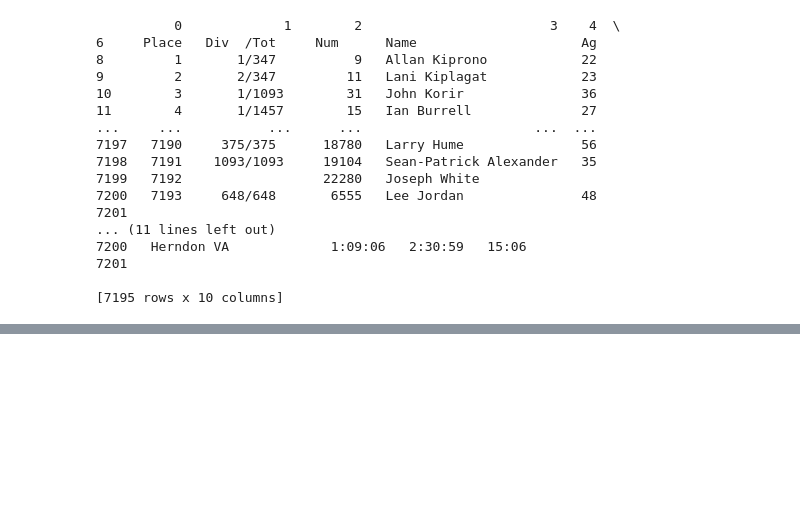
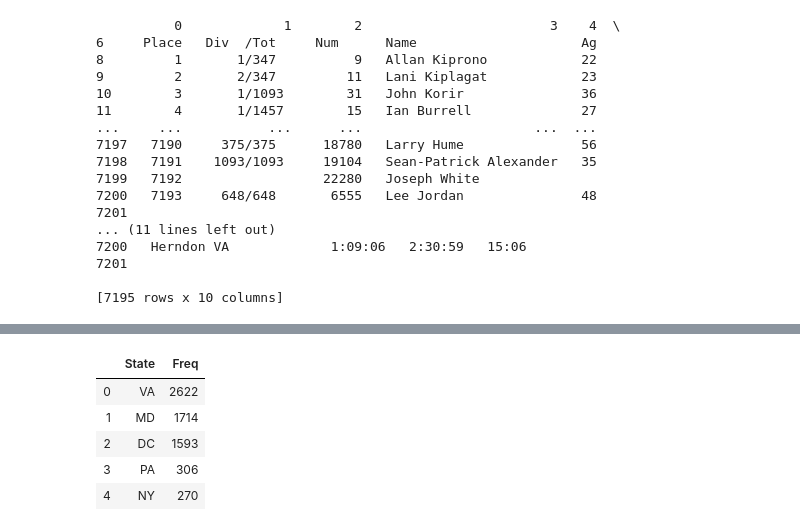
Before and after one commit to Krishangi/Web-Scrapping, a Jupyter notebook: Web Scrapping.ipynb, the cells around one changed output, grey strips where cells are left out. Drawn from its saved outputs; the diff is of its cells as text; code cells hidden in the pictures; blank space fills up the shorter version.

```diff
--- a/Web Scrapping.ipynb
+++ b/Web Scrapping.ipynb
@@ -263,0 +273,22 @@ datadf.head(15)
+# %%
+#LIST OF PARTICIPATING US STATES
+US_States = pd.DataFrame()
+US_States['State'] = Hometown['US_State']
+#Remove NaN values
+US_States = US_States.dropna()
+
+#Count the Frequency of each state
+temp=US_States['State'].value_counts().to_dict()
+US_States = pd.DataFrame.from_dict(temp, orient='index')
+US_States = US_States.reset_index(drop=False)
+US_States.columns=['State','Freq']
+
+#top 5 participating US states
+US_States.head(5)
+# %% [output]
+|  | State | Freq |
+| 0 | VA | 2622 |
+| 1 | MD | 1714 |
+| 2 | DC | 1593 |
+| 3 | PA | 306 |
+| 4 | NY | 270 |
```
Also changed, not shown: parts of 12 cells of this notebook.
